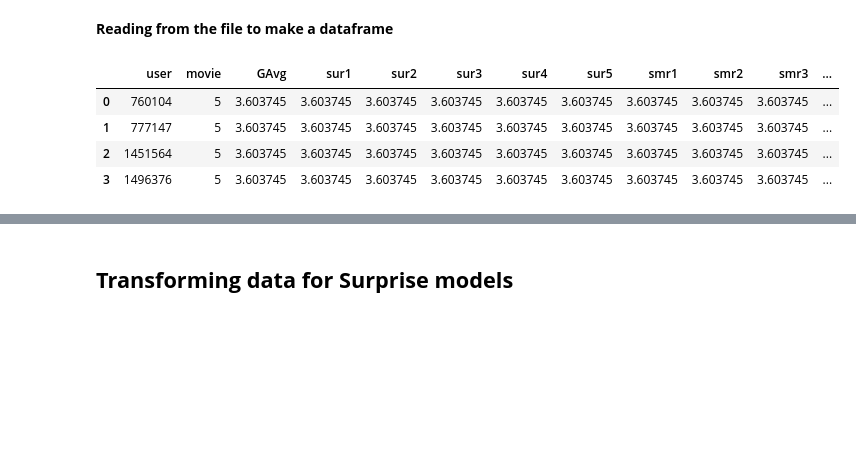
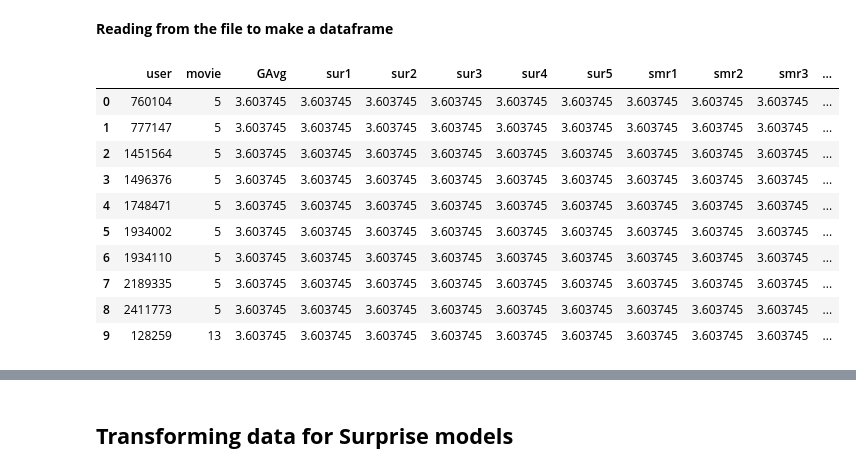
Before and after one commit to AnilKumar-06/Movie-Recommandation, a Jupyter notebook: NetflixRecommandationSystem.ipynb, the cells around one changed output, grey strips where cells are left out. Drawn from its saved outputs; the diff is of its cells as text; code cells hidden in the pictures; blank space fills up the shorter version.

```diff
--- a/NetflixRecommandationSystem.ipynb
+++ b/NetflixRecommandationSystem.ipynb
@@ -1155,15 +1161,21 @@ Done for 10000 rows----- 0:38:58.313386
 # %%
 
 reg_test_df = pd.read_csv('/content/drive/MyDrive/ML_Projects/NetflixRecoomandation/reg_test.csv', names = ['user', 'movie', 'GAvg', 'sur1', 'sur2', 'sur3', 'sur4', 'sur5',
                                                           'smr1', 'smr2', 'smr3', 'smr4', 'smr5',
                                                           'UAvg', 'MAvg', 'rating'], header=None)
-reg_test_df.head(4)
+reg_test_df.head(10)
 # %% [output]
 |  | user | movie | GAvg | sur1 | sur2 | sur3 | sur4 | sur5 | smr1 | smr2 | smr3 | ... |
 | 0 | 760104 | 5 | 3.603745 | 3.603745 | 3.603745 | 3.603745 | 3.603745 | 3.603745 | 3.603745 | 3.603745 | 3.603745 | ... |
 | 1 | 777147 | 5 | 3.603745 | 3.603745 | 3.603745 | 3.603745 | 3.603745 | 3.603745 | 3.603745 | 3.603745 | 3.603745 | ... |
 | 2 | 1451564 | 5 | 3.603745 | 3.603745 | 3.603745 | 3.603745 | 3.603745 | 3.603745 | 3.603745 | 3.603745 | 3.603745 | ... |
 | 3 | 1496376 | 5 | 3.603745 | 3.603745 | 3.603745 | 3.603745 | 3.603745 | 3.603745 | 3.603745 | 3.603745 | 3.603745 | ... |
+| 4 | 1748471 | 5 | 3.603745 | 3.603745 | 3.603745 | 3.603745 | 3.603745 | 3.603745 | 3.603745 | 3.603745 | 3.603745 | ... |
+| 5 | 1934002 | 5 | 3.603745 | 3.603745 | 3.603745 | 3.603745 | 3.603745 | 3.603745 | 3.603745 | 3.603745 | 3.603745 | ... |
+| 6 | 1934110 | 5 | 3.603745 | 3.603745 | 3.603745 | 3.603745 | 3.603745 | 3.603745 | 3.603745 | 3.603745 | 3.603745 | ... |
+| 7 | 2189335 | 5 | 3.603745 | 3.603745 | 3.603745 | 3.603745 | 3.603745 | 3.603745 | 3.603745 | 3.603745 | 3.603745 | ... |
+| 8 | 2411773 | 5 | 3.603745 | 3.603745 | 3.603745 | 3.603745 | 3.603745 | 3.603745 | 3.603745 | 3.603745 | 3.603745 | ... |
+| 9 | 128259 | 13 | 3.603745 | 3.603745 | 3.603745 | 3.603745 | 3.603745 | 3.603745 | 3.603745 | 3.603745 | 3.603745 | ... |
 # %%
 !pip install surprise
 # %% [output]
```
Also changed, not shown: parts of 41 cells of this notebook.
